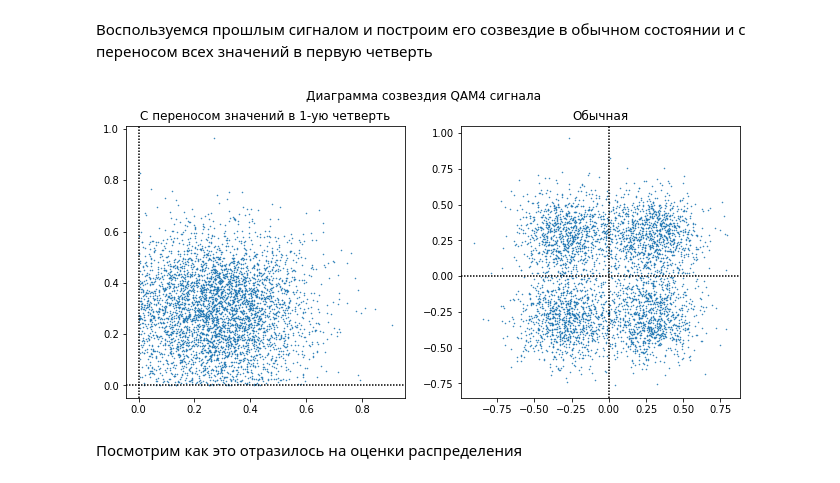
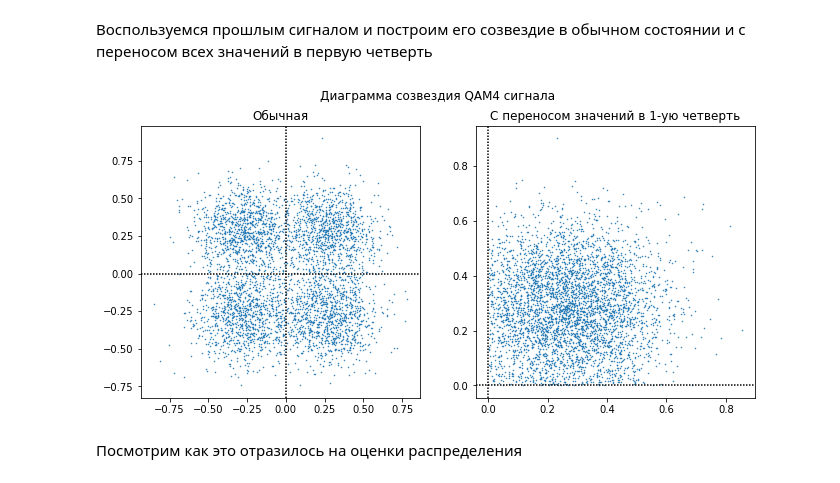
Before and after one commit to vladseve7n/Master_thesis, a Jupyter notebook: MT_2_distribution_alg.ipynb, the cells around one changed output. Drawn from its saved outputs; the diff is of its cells as text; code cells hidden in the pictures.

```diff
--- a/MT_2_distribution_alg.ipynb
+++ b/MT_2_distribution_alg.ipynb
@@ -934,28 +934,28 @@ plt.show()
 # %%
 # Вывод диаграммы созвездия QAM4 сигнала
 bins = int(((M/4)**(1/2))*4)
-fig, (ax2, ax1) = plt.subplots(1, 2)
+fig, (ax1, ax2) = plt.subplots(1, 2)
 fig.suptitle('Диаграмма созвездия QAM4 сигнала')
 fig.set_size_inches(11, 5)
 
 ax1.set_title(f'Обычная')
 ax1.scatter(QAM.real,
             QAM.imag,
             marker='.',
             s=1)
 ax1.axhline(0, c='black', dashes=(1, 1))
 ax1.axvline(0, c='black', dashes=(1, 1))
 
 ax2.set_title(f'С переносом значений в 1-ую четверть')
 ax2.scatter(abs(QAM.real),
             abs(QAM.imag),
             marker='.',
             s=1)
 ax2.axhline(0, c='black', dashes=(1, 1))
 ax2.axvline(0, c='black', dashes=(1, 1))
 plt.show()
 # %% [output]
-[figure, old version]
+[figure, new version]
 # %% [markdown]
 Посмотрим как это отразилось на оценки распределения
 # %%
```
Also changed, not shown: parts of 29 cells of this notebook.
